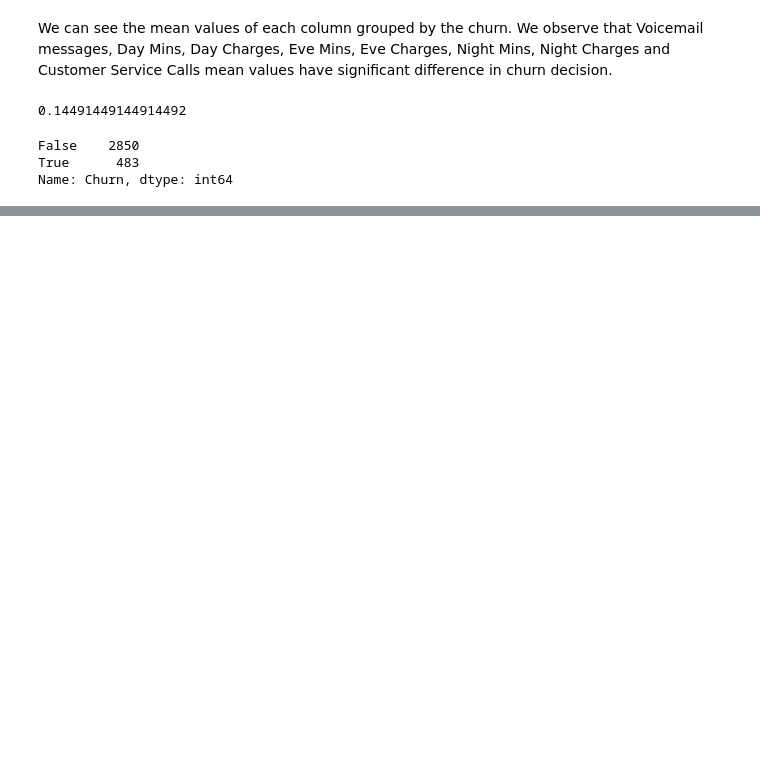
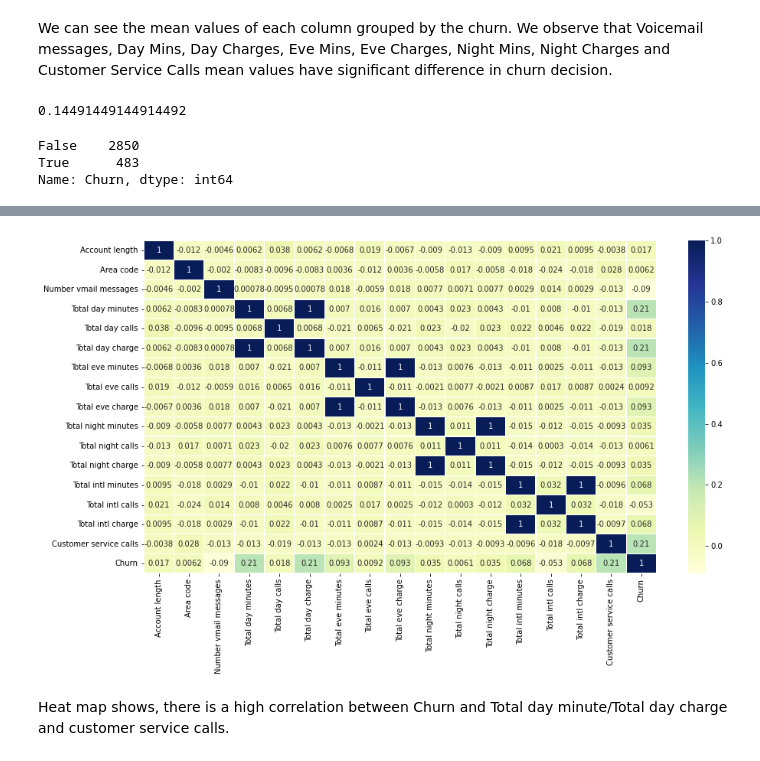
Before and after one commit to Prateek04Gupta/Telecom-Churn---EDA, a Jupyter notebook: Telecom_Churn_Analysis_Capstone_Project.ipynb, the cells around one changed output, grey strips where cells are left out. Drawn from its saved outputs; the diff is of its cells as text; code cells hidden in the pictures; blank space fills up the shorter version.

```diff
--- a/Telecom_Churn_Analysis_Capstone_Project.ipynb
+++ b/Telecom_Churn_Analysis_Capstone_Project.ipynb
@@ -197,0 +225,10 @@ Name: Churn, dtype: int64
+# %%
+# plotting heatmap for analyzing correlation between the variables
+sns.heatmap(df.corr(),annot=True,cmap='YlGnBu',linewidths=0.2)
+fig=plt.gcf()
+fig.set_size_inches(15,8)
+plt.show()
+# %% [output]
+[figure, added]
+# %% [markdown]
+Heat map shows, there is a high correlation between Churn and Total day minute/Total day charge and customer service calls.
```
Also changed, not shown: parts of 5 cells of this notebook.
